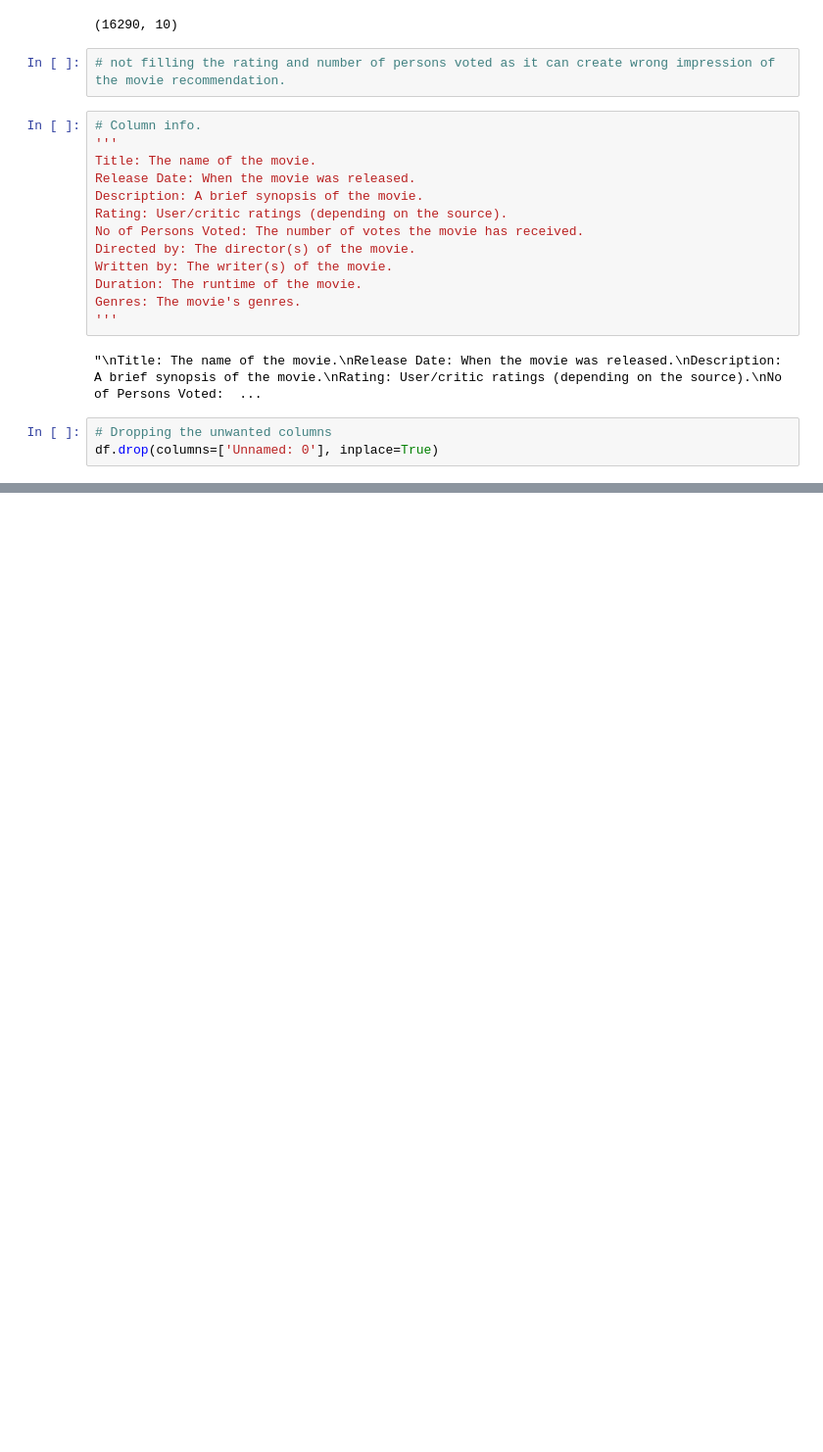
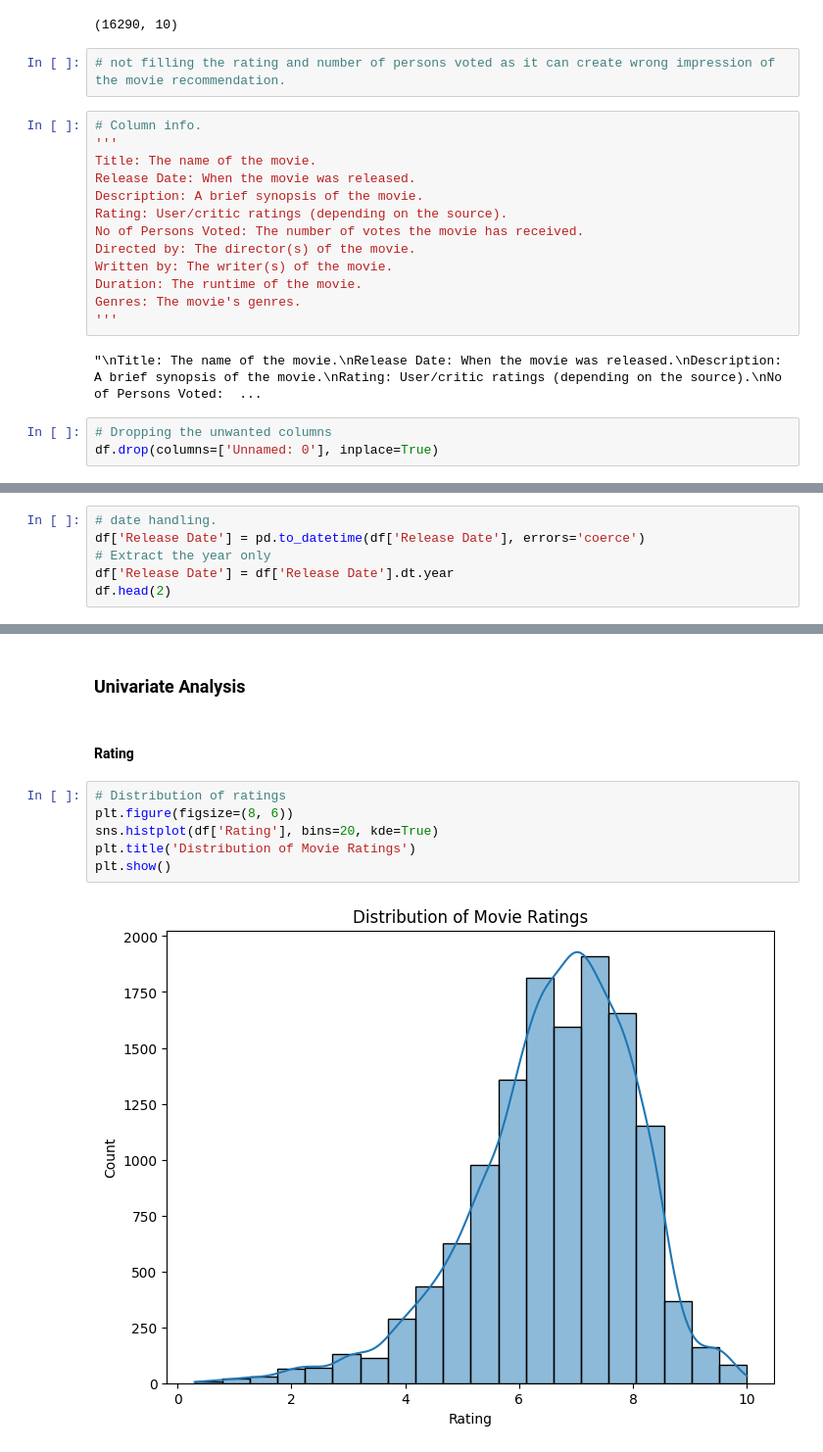
Before and after one commit to pain459/LP, a Jupyter notebook: projects/data_analysis_projects/16000_movie_data/workbook2.ipynb, the cells around one changed output, grey strips where cells are left out. Shown at 98% size. Saved outputs shown, nothing was run; the diff lists cells and outputs as text; blank space fills up the shorter version.

```diff
--- a/projects/data_analysis_projects/16000_movie_data/workbook2.ipynb
+++ b/projects/data_analysis_projects/16000_movie_data/workbook2.ipynb
@@ -79,0 +91,6 @@ df.drop(columns=['Unnamed: 0'], inplace=True)
+# %%
+# date handling.
+df['Release Date'] = pd.to_datetime(df['Release Date'], errors='coerce')
+# Extract the year only
+df['Release Date'] = df['Release Date'].dt.year
+df.head(2)
@@ -79,0 +101,12 @@ df.drop(columns=['Unnamed: 0'], inplace=True)
+# %% [markdown]
+### Univariate Analysis
+# %% [markdown]
+#### Rating
+# %%
+# Distribution of ratings
+plt.figure(figsize=(8, 6))
+sns.histplot(df['Rating'], bins=20, kde=True)
+plt.title('Distribution of Movie Ratings')
+plt.show()
+# %% [output]
+[figure, added]
```
Also changed, not shown: parts of 5 cells of this notebook.
